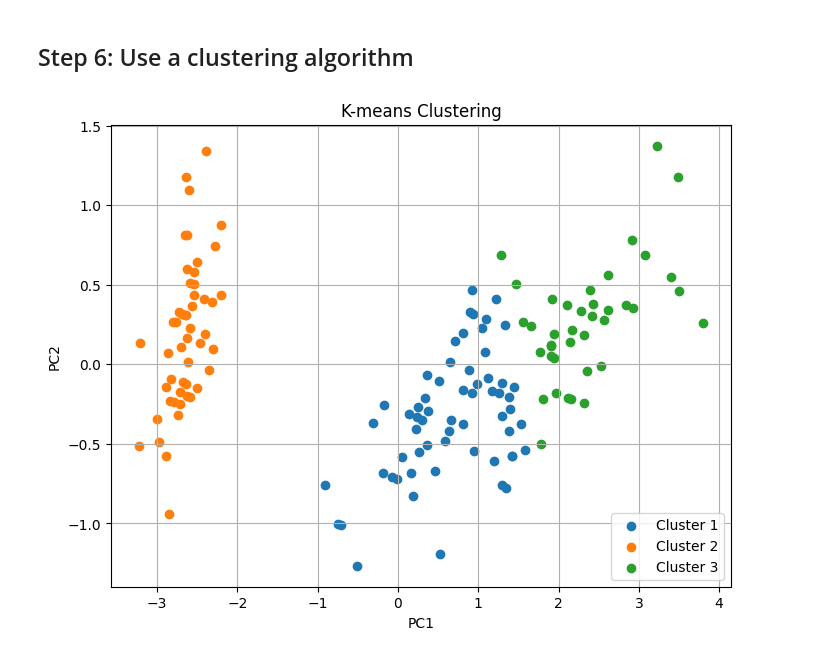
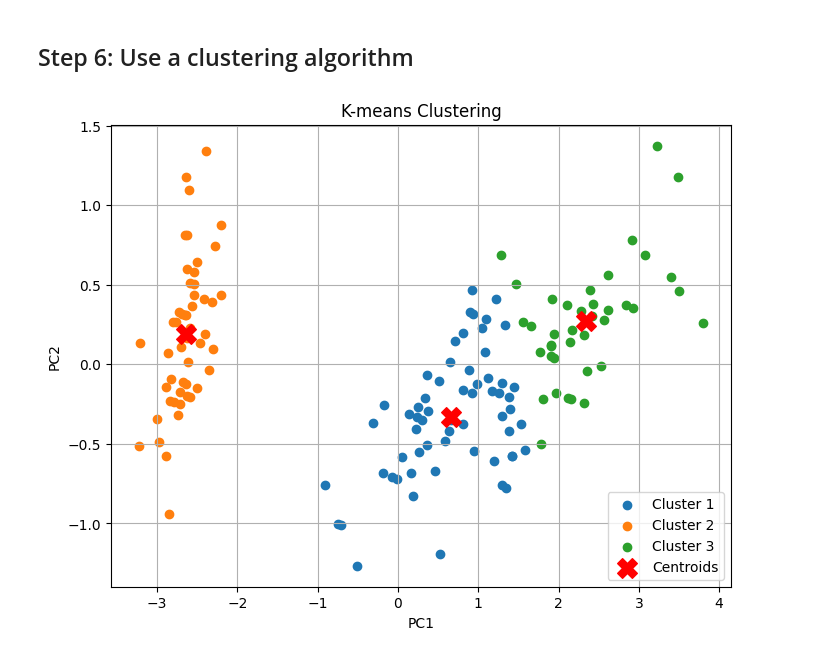
Before and after one commit to robitussin/CCADMACL, a Jupyter notebook: 7 - Principal Component Analysis/implementation/Using_Principal_Component_Analysis_on_the_Iris_Dataset.ipynb, the cells around one changed output. Cells and saved outputs as stored; diff of their text form; code cells hidden in the pictures.

```diff
--- a/7 - Principal Component Analysis/implementation/Using_Principal_Component_Analysis_on_the_Iris_Dataset.ipynb
+++ b/7 - Principal Component Analysis/implementation/Using_Principal_Component_Analysis_on_the_Iris_Dataset.ipynb
@@ -138,17 +138,17 @@ centroids = kmeans.cluster_centers_  # Cluster centroids
 # %%
 plt.figure(figsize=(8, 6))
 for i in range(3):  # Assuming 3 clusters
     cluster_points = X_principal[labels == i]
     plt.scatter(cluster_points[:, 0], cluster_points[:, 1], label=f'Cluster {i + 1}')
 
 # Plot centroids
-# plt.scatter(centroids[:, 0], centroids[:, 1], s=200, c='red', marker='X', label='Centroids')
+plt.scatter(centroids[:, 0], centroids[:, 1], s=200, c='red', marker='X', label='Centroids')
 
 plt.title('K-means Clustering')
 plt.xlabel('PC1')
 plt.ylabel('PC2')
 plt.legend()
 plt.grid(True)
 plt.show()
 # %% [output]
-[figure, old version]
+[figure, new version]
```
